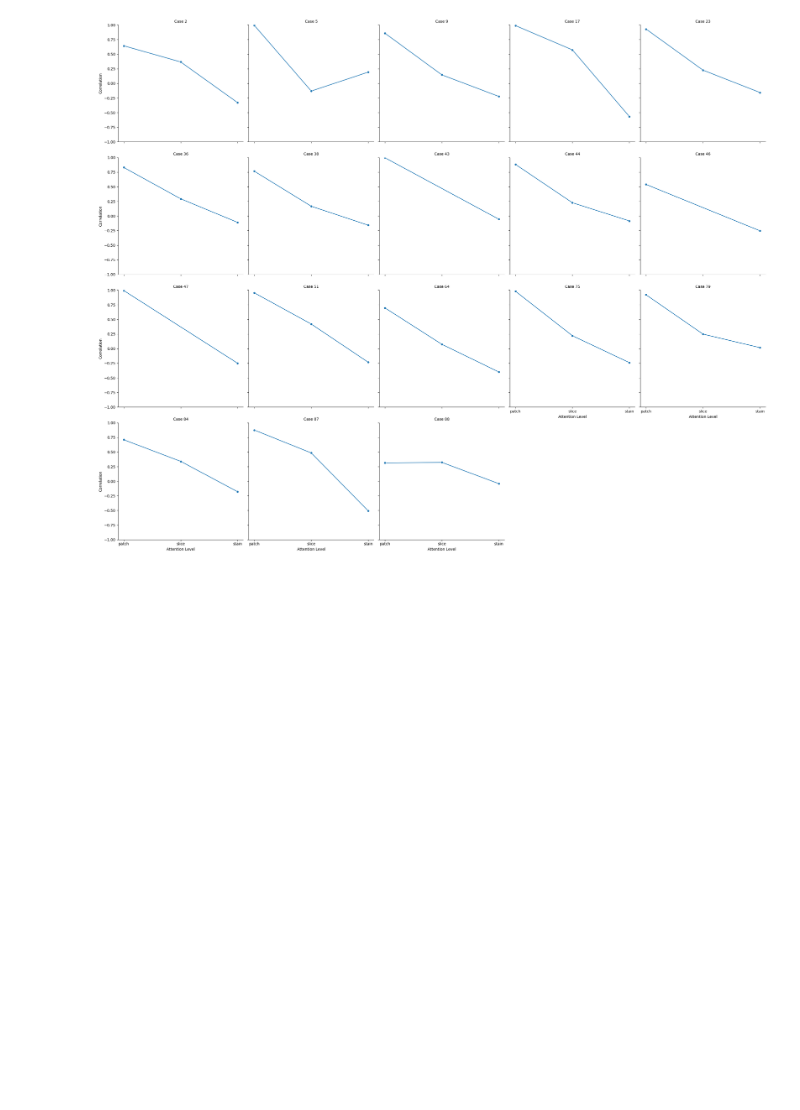
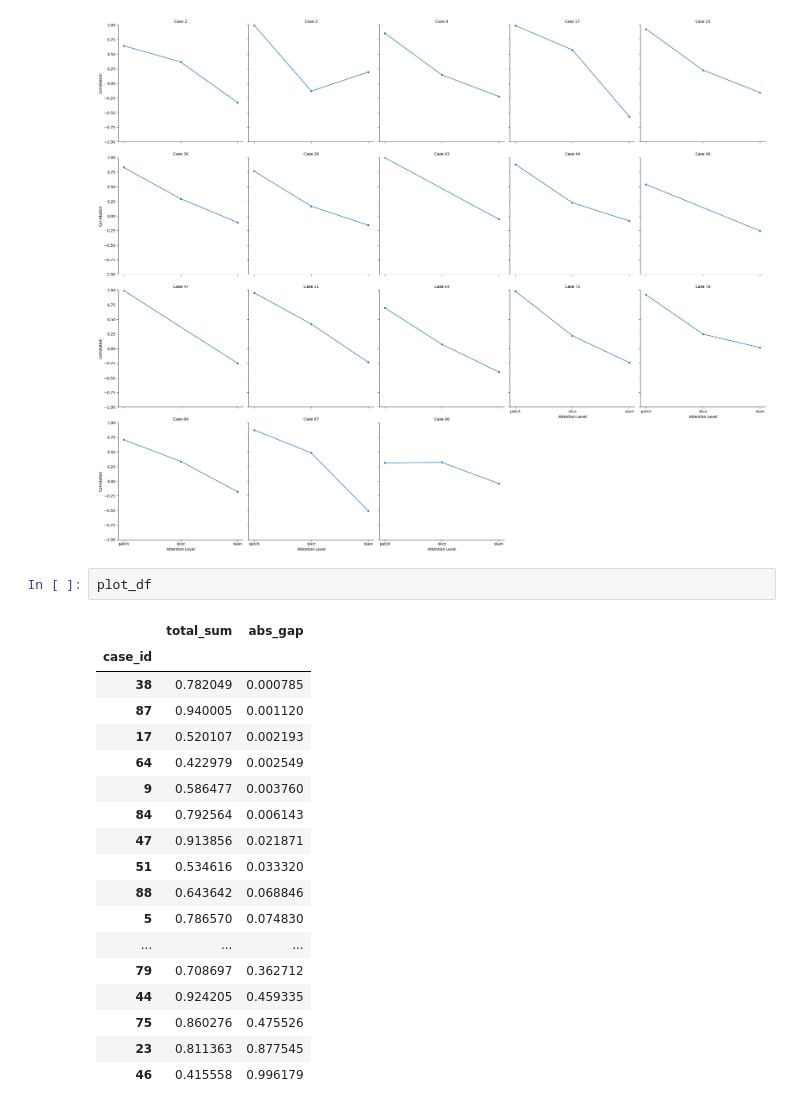
Before and after one commit to arvindkrishna87/STAT390_CMIL_Fall2025, a Jupyter notebook: Code/MIL/MIL_trainer_17Nov_Luna/visualize_predictions.ipynb, the cells around one changed output. Drawn from its saved outputs; the diff is of its cells as text; blank space fills up the shorter version.

```diff
--- a/Code/MIL/MIL_trainer_17Nov_Luna/visualize_predictions.ipynb
+++ b/Code/MIL/MIL_trainer_17Nov_Luna/visualize_predictions.ipynb
@@ -340,3 +342,24 @@ plt.tight_layout()
 plt.show()
 # %% [output]
 [figure]
+# %%
+plot_df
+# %% [output]
+|  | total_sum | abs_gap |
+| case_id |  |  |
+| 38 | 0.782049 | 0.000785 |
+| 87 | 0.940005 | 0.001120 |
+| 17 | 0.520107 | 0.002193 |
+| 64 | 0.422979 | 0.002549 |
+| 9 | 0.586477 | 0.003760 |
+| 84 | 0.792564 | 0.006143 |
+| 47 | 0.913856 | 0.021871 |
+| 51 | 0.534616 | 0.033320 |
+| 88 | 0.643642 | 0.068846 |
+| 5 | 0.786570 | 0.074830 |
+| ... | ... | ... |
+| 79 | 0.708697 | 0.362712 |
+| 44 | 0.924205 | 0.459335 |
+| 75 | 0.860276 | 0.475526 |
+| 23 | 0.811363 | 0.877545 |
+| 46 | 0.415558 | 0.996179 |
```
Also changed, not shown: parts of 3 cells of this notebook, 10 other files.
